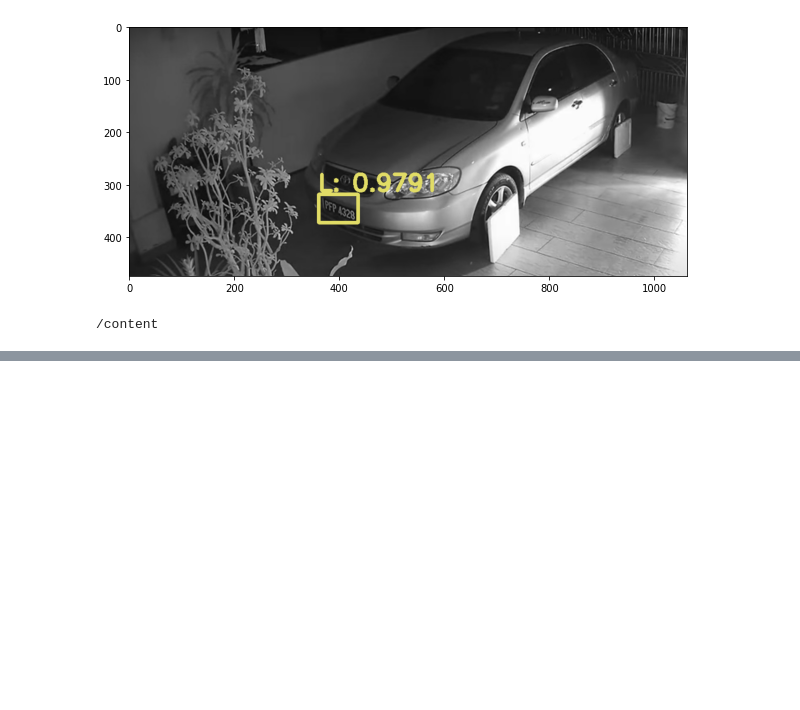
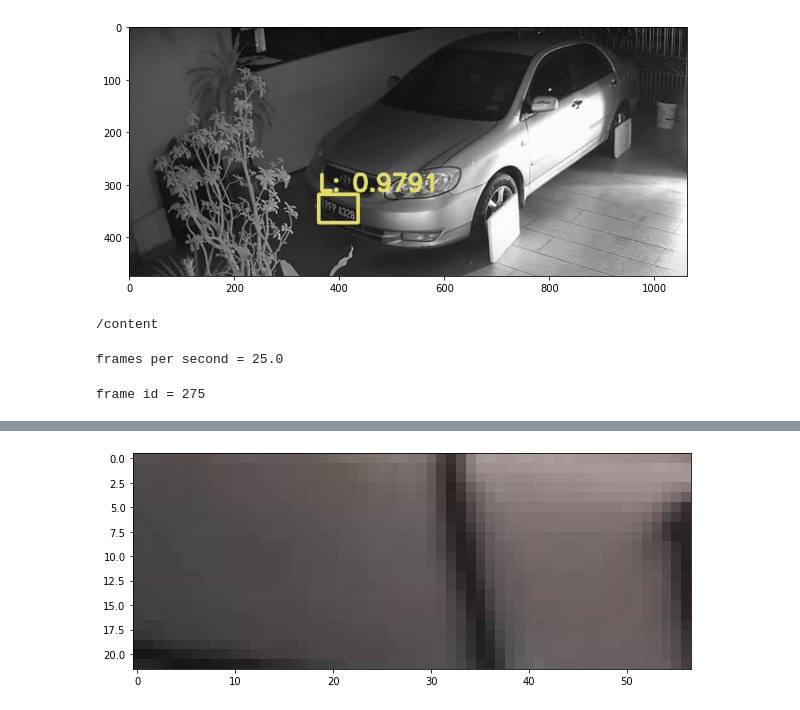
Before and after one commit to UsmanKhan07/License-Plate-Recognition, a Jupyter notebook: car_number_plate_yolo_detection.ipynb, the cells around one changed output, grey strips where cells are left out. Cells and saved outputs as stored; diff of their text form; code cells hidden in the pictures; blank space fills up the shorter version.

Commit message:
video fixes

```diff
--- a/car_number_plate_yolo_detection.ipynb
+++ b/car_number_plate_yolo_detection.ipynb
@@ -354,11 +370,23 @@ plt.show()
 # %% [output]
 [figure]
 # %%
-paths="/content/NP/car.mp4"
+paths="/content/NP/sam.mp4"
 # %%
 cd ..
 # %% [output]
 /content
 # %%
 video = cv2.VideoCapture(paths)
+# %%
+fps = video.get(cv2.CAP_PROP_FPS)
+print('frames per second =',fps)
+# %% [output]
+frames per second = 25.0
+# %%
+minutes = 0
+seconds = 11
+frame_id = int(fps*(minutes*60 + seconds))
+print('frame id =',frame_id)
+# %% [output]
+frame id = 275
 # %%
@@ -368,7 +396,9 @@ if (video.isOpened()== False):
   print("Error opening video stream or file")
 
 # Read until video is completed
-while(video.isOpened()):
+# while(video.isOpened()):
+for i in range(0,frame_id,int(fps)):
+  video.set(cv2.CAP_PROP_POS_FRAMES,i+1)
   # Capture frame-by-frame
   ret, frame = video.read()
   if ret == True:
@@ -425,10 +455,10 @@ while(video.isOpened()):
 
   cropped_image = frame[y_min:y_min + box_height, x_min:x_min + box_width]
   print([x_min,y_min,box_width,box_height])
-  plt.imshow(cropped_image)
+  #plt.imshow(cropped_image)
   #cv2.imwrite('contour1.png', cropped_image)
   r=ocr.ocr(cropped_image)
-  r[0][0][1][0]
+  print(r)
   #cv2_imshow(frame)
   # %matplotlib inline
   # plt.rcParams['figure.figsize'] = (10.0,10.0)
@@ -439,3 +469,4 @@ while(video.isOpened()):
 # plt.rcParams['figure.figsize'] = (10.0,10.0)
 # plt.imshow(cv2.cvtColor(image_input, cv2.COLOR_BGR2RGB))
 # plt.show()
+# %% [output]
@@ -441,0 +490 @@ while(video.isOpened()):
+[figure, added]
```
Also changed, not shown: parts of 22 cells of this notebook.
